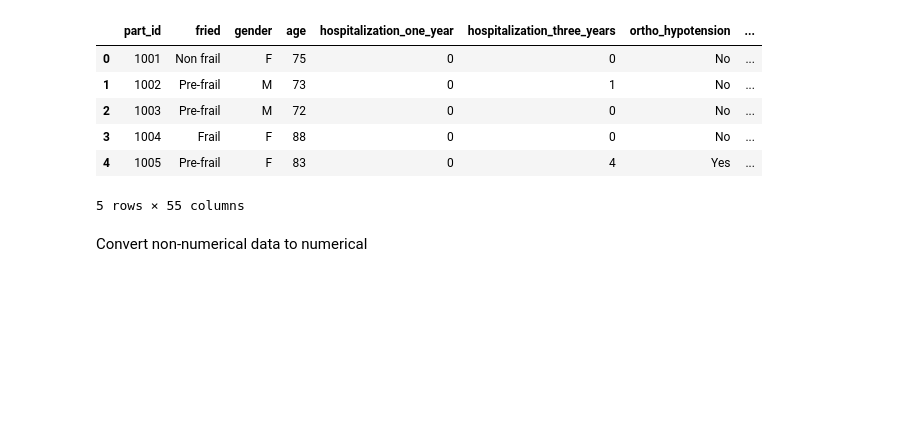
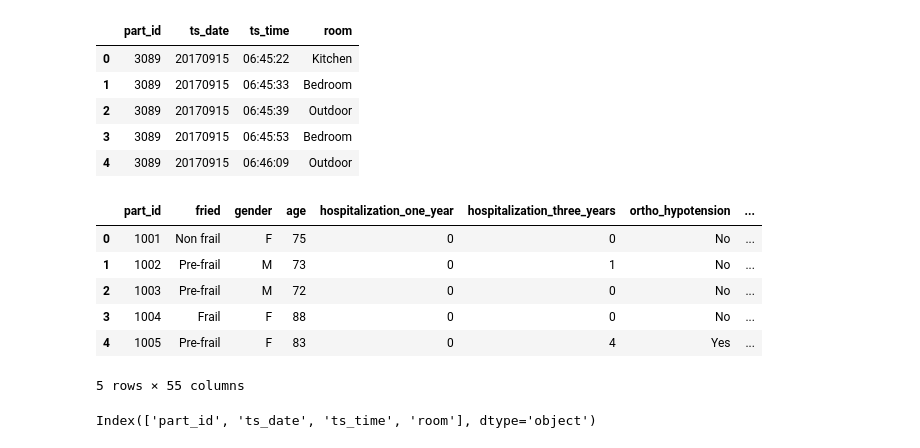
Before and after one commit to eirden96/frailSafe_project, a Jupyter notebook: clinical.ipynb, the cells around one changed output. Drawn from its saved outputs; the diff is of its cells as text; code cells hidden in the pictures; blank space fills up the shorter version.

```diff
--- a/clinical.ipynb
+++ b/clinical.ipynb
@@ -3,14 +4,26 @@ import pandas as pd
 # %%
-clinical_data = pd.read_csv('clinical_dataset.csv', delimiter=';')
+beacons = pd.read_csv("beacons_dataset.csv", delimiter=';')
+clinical = pd.read_csv("clinical_dataset.csv", delimiter=';')
 # %%
-clinical_data.head()
+beacons.head()
 # %% [output]
-|  | part_id | fried | gender | age | hospitalization_one_year | hospitalization_three_years | ortho_hypotension | ... |
-| 0 | 1001 | Non frail | F | 75 | 0 | 0 | No | ... |
-| 1 | 1002 | Pre-frail | M | 73 | 0 | 1 | No | ... |
-| 2 | 1003 | Pre-frail | M | 72 | 0 | 0 | No | ... |
-| 3 | 1004 | Frail | F | 88 | 0 | 0 | No | ... |
-| 4 | 1005 | Pre-frail | F | 83 | 0 | 4 | Yes | ... |
+|  | part_id | ts_date | ts_time | room |
+| 0 | 3089 | 20170915 | 06:45:22 | Kitchen |
+| 1 | 3089 | 20170915 | 06:45:33 | Bedroom |
+| 2 | 3089 | 20170915 | 06:45:39 | Outdoor |
+| 3 | 3089 | 20170915 | 06:45:53 | Bedroom |
+| 4 | 3089 | 20170915 | 06:46:09 | Outdoor |
-5 rows × 55 columns
-# %% [markdown]
-Convert non-numerical data to numerical
+# %%
+clinical.head()
+# %% [output]
+|  | part_id | fried | gender | age | hospitalization_one_year | hospitalization_three_years | ortho_hypotension | ... |
+| 0 | 1001 | Non frail | F | 75 | 0 | 0 | No | ... |
+| 1 | 1002 | Pre-frail | M | 73 | 0 | 1 | No | ... |
+| 2 | 1003 | Pre-frail | M | 72 | 0 | 0 | No | ... |
+| 3 | 1004 | Frail | F | 88 | 0 | 0 | No | ... |
+| 4 | 1005 | Pre-frail | F | 83 | 0 | 4 | Yes | ... |
+5 rows × 55 columns
+# %%
+beacons.columns
+# %% [output]
+Index(['part_id', 'ts_date', 'ts_time', 'room'], dtype='object')
```
Also changed, not shown: parts of 12 cells of this notebook.
